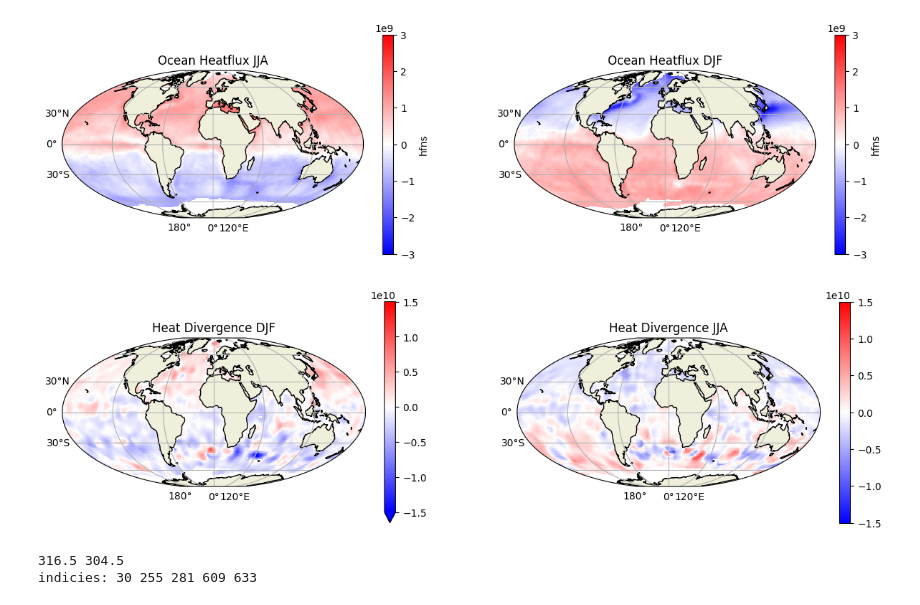
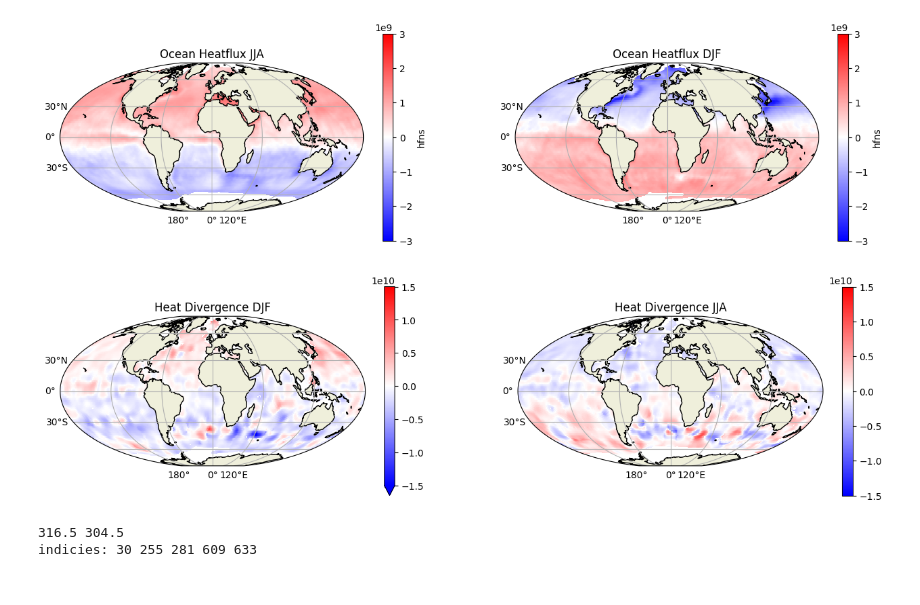
Before and after one commit to JRethemeier/Thermohaline-Circulation, a Jupyter notebook: Assignment2/Assignment2.ipynb, the cells around one changed output. Drawn from its saved outputs; the diff is of its cells as text; code cells hidden in the pictures.

```diff
--- a/Assignment2/Assignment2.ipynb
+++ b/Assignment2/Assignment2.ipynb
@@ -100,20 +100,20 @@ heatflux_JJA = (
     oa_heat_flux.hfns.isel(T=5).T*30
     ).T *24*60*60
 # %%
-fig = plt.figure(figsize=(15, 4))
+fig = plt.figure(figsize=(16, 4))
 ax = fig.add_subplot(121, projection=Mollweide())
 basemap(ax)
 heatflux_JJA.plot(ax=ax, transform=PlateCarree(), vmin=-3e9, vmax=3e9, cmap="bwr")
 ax.set_title("Ocean Heatflux JJA")
 ax = fig.add_subplot(122, projection=Mollweide())
 basemap(ax)
 heatflux_DJF.plot(ax=ax, transform=PlateCarree(), vmin=-3e9, vmax=3e9, cmap="bwr")
 ax.set_title("Ocean Heatflux DJF")
 plt.show()
 # %% [output]
-[figure, old version]
+[figure, new version]
 # %%
-fig = plt.figure(figsize=(15, 4))
+fig = plt.figure(figsize=(16, 4))
 ax = fig.add_subplot(121, projection=Mollweide())
 basemap(ax)
 (-heatflux_DJF-ocean_heatcontent_change_DJF).plot(ax=ax, transform=PlateCarree(), vmin=-1.5e10, vmax=1.5e10, cmap="bwr")
@@ -124,7 +124,7 @@ basemap(ax2)
 ax2.set_title("Heat Divergence JJA")
 plt.show()
 # %% [output]
-[figure, old version]
+[figure, new version]
 # %%
 # Exercise 2.a.1a
 # depth 200m,
```
Also changed, not shown: parts of 3 cells of this notebook.
